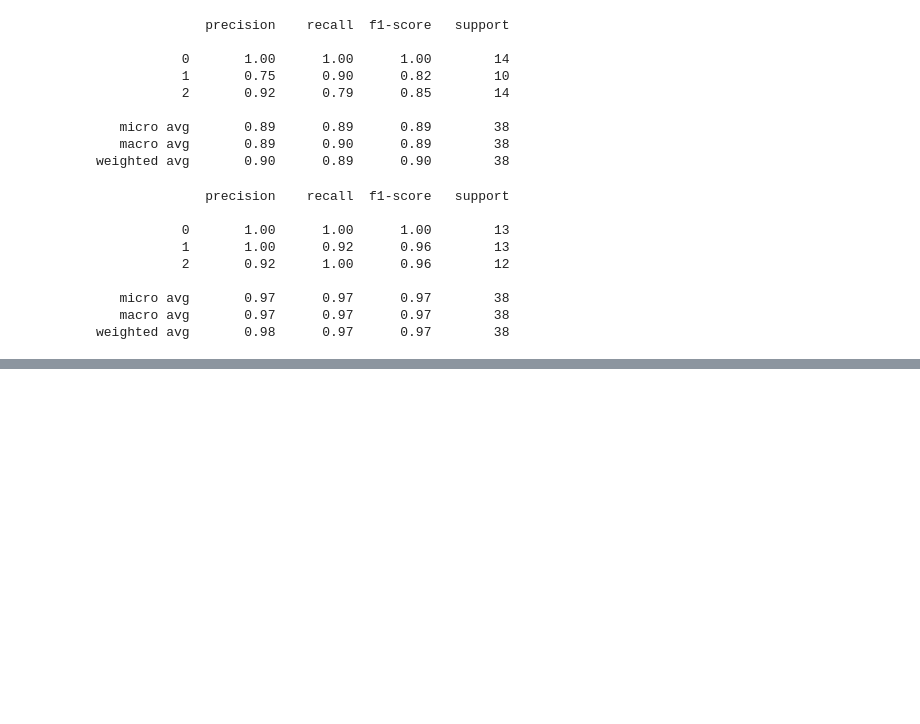
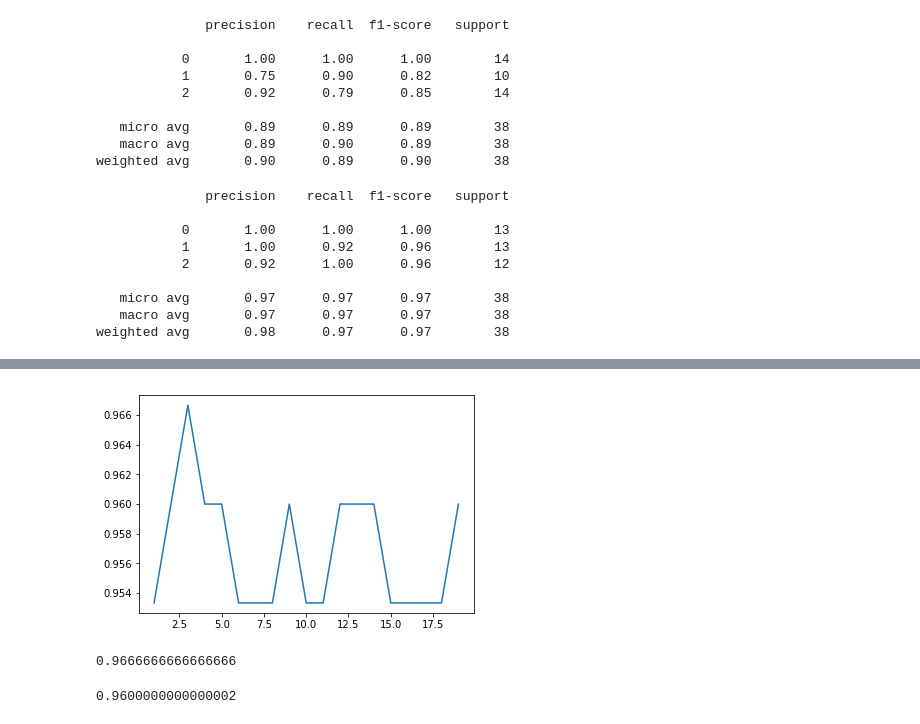
Before and after one commit to sally14/ensae-python-2019, a Jupyter notebook: TP3_boosting.ipynb, the cells around one changed output, grey strips where cells are left out. Cells and saved outputs as stored; diff of their text form; code cells hidden in the pictures; blank space fills up the shorter version.

```diff
--- a/TP3_boosting.ipynb
+++ b/TP3_boosting.ipynb
@@ -139,0 +192,22 @@ print(r2_score(y_test2, rf1.predict(X_test2)))
+# %%
+from sklearn.tree import DecisionTreeClassifier
+perf_dt = []
+for i in range(1,20):
+    clf = AdaBoostClassifier(DecisionTreeClassifier(max_depth=i))
+    perf_dt.append(cross_val_score(clf, X_iris, y_iris, cv=10).mean())
+plt.figure()
+plt.plot(np.arange(1, 20), perf_dt)
+plt.show()
+# %% [output]
+[figure, added]
+# %%
+clf = AdaBoostClassifier(DecisionTreeClassifier(max_depth=3))
+print(cross_val_score(clf, X_iris, y_iris, cv=10).mean())
+# %% [output]
+0.9666666666666666
+# %%
+from sklearn.naive_bayes import GaussianNB
+clf = AdaBoostClassifier(GaussianNB())
+print(cross_val_score(clf, X_iris, y_iris, cv=10).mean())
+# %% [output]
+0.9600000000000002
```
Also changed, not shown: parts of 9 cells of this notebook.
